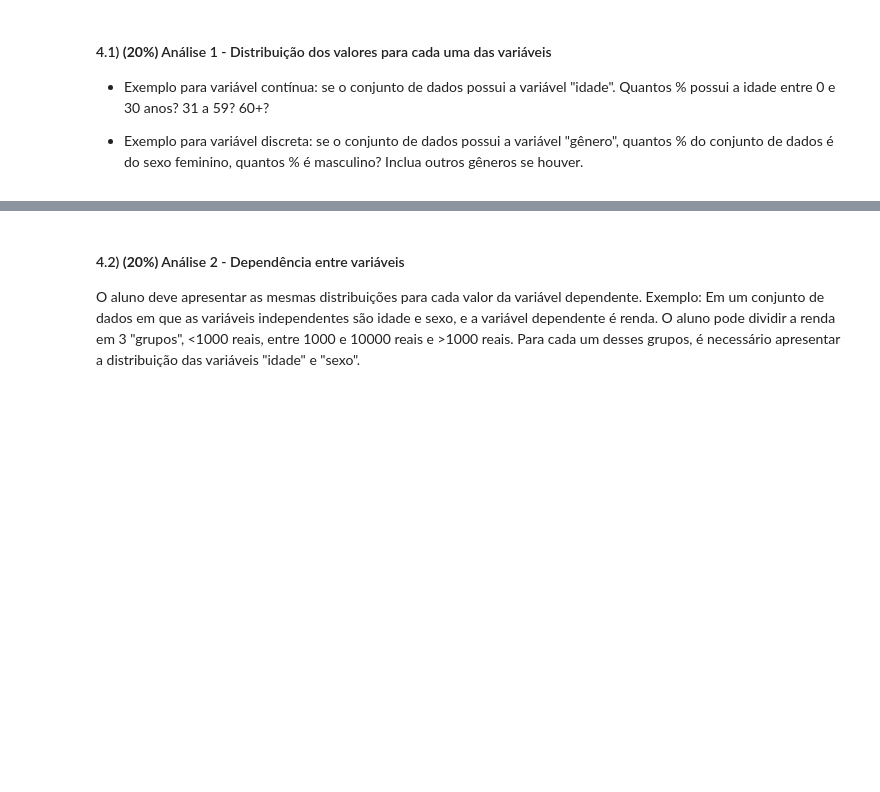
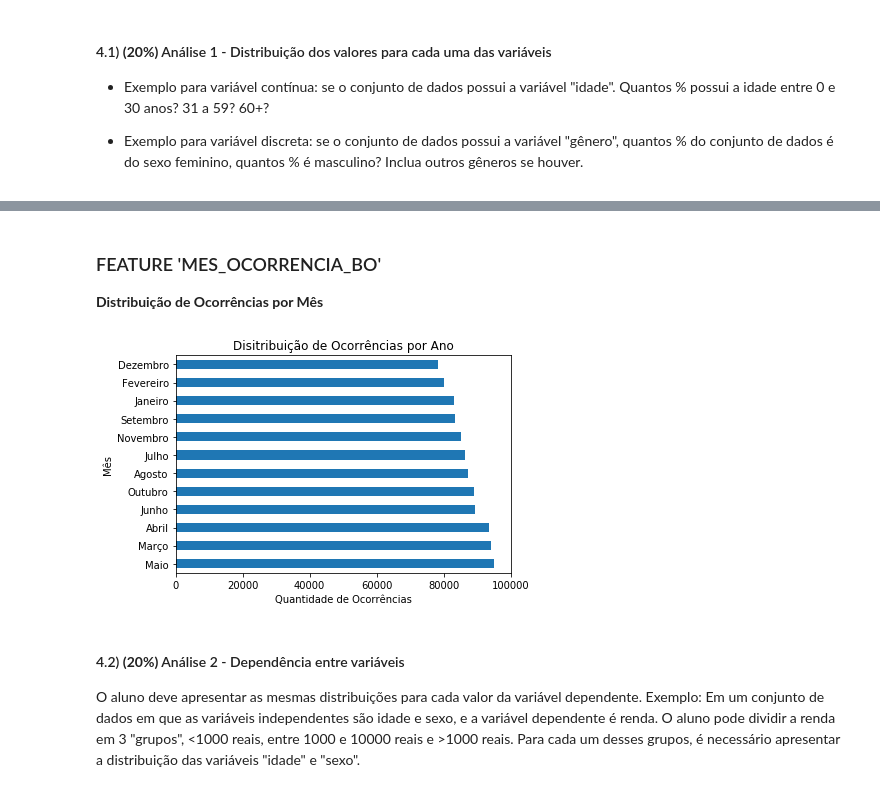
Before and after one commit to PedroHJSantos/aed_projeto_1, a Jupyter notebook: template.ipynb, the cells around one changed output, grey strips where cells are left out. Cells and saved outputs as stored; diff of their text form; code cells hidden in the pictures; blank space fills up the shorter version.

```diff
--- a/template.ipynb
+++ b/template.ipynb
@@ -479,3 +502,16 @@ Name: DESCR_TIPO_PESSOA, dtype: int64
+# %% [markdown]
+### FEATURE 'MES_OCORRENCIA_BO'
+
+**Distribuição de Ocorrências por Mês**
+# %%
+df["MES_OCORRENCIA_BO"].value_counts().plot(kind="barh")
+plt.xlim(0, 100000)
+plt.xlabel('Quantidade de Ocorrências')
+plt.ylabel('Mês')
+plt.title('Disitribuição de Ocorrências por Ano')
+plt.show()
+# %% [output]
+[figure, added]
 # %% [markdown]
 #### 4.2) **(20%)** Análise 2 - Dependência entre variáveis
 O aluno deve apresentar as mesmas distribuições para cada valor da variável dependente. Exemplo: Em um conjunto de dados em que as variáveis independentes são idade e sexo, e a variável dependente é renda. O aluno pode dividir a renda em 3 "grupos", <1000 reais, entre 1000 e 10000 reais e >1000 reais. Para cada um desses grupos, é necessário apresentar a distribuição das variáveis "idade" e "sexo".
```
Also changed, not shown: parts of 7 cells of this notebook.
